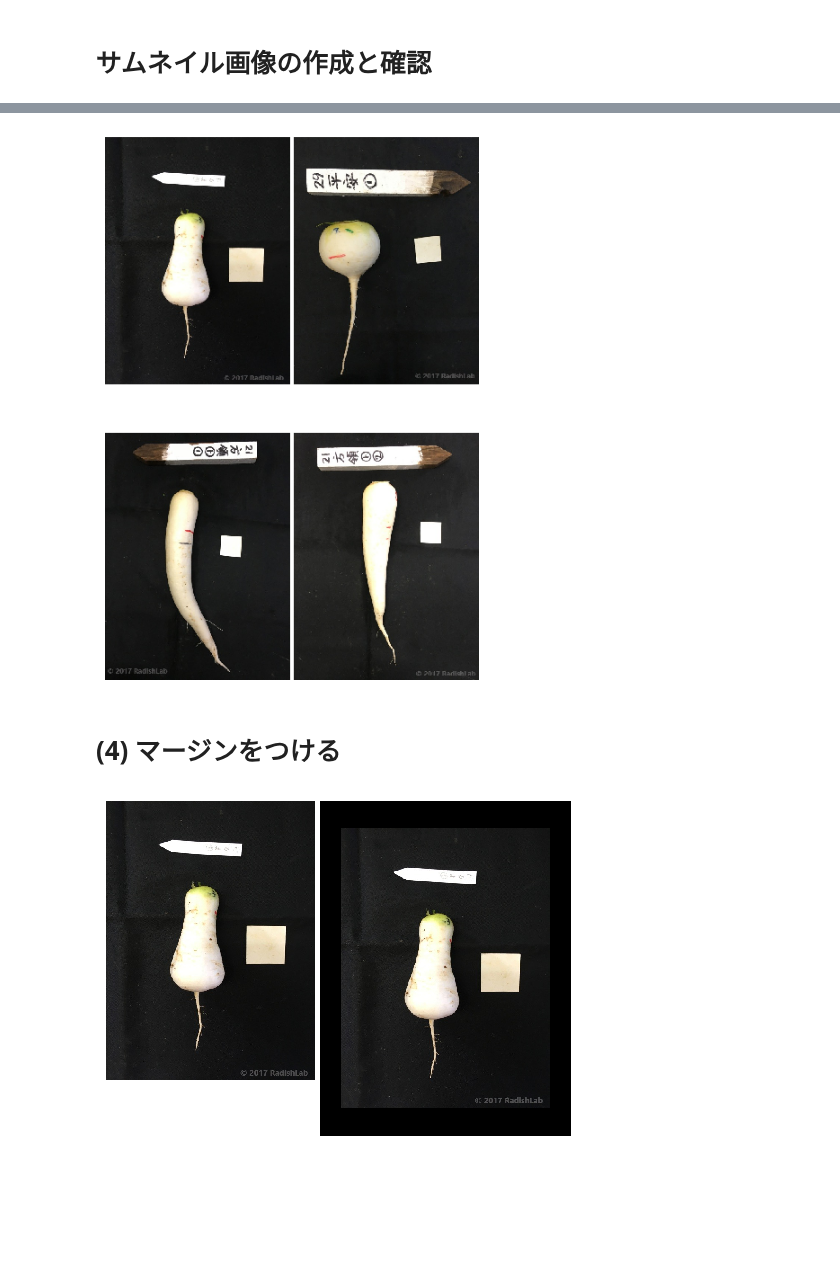
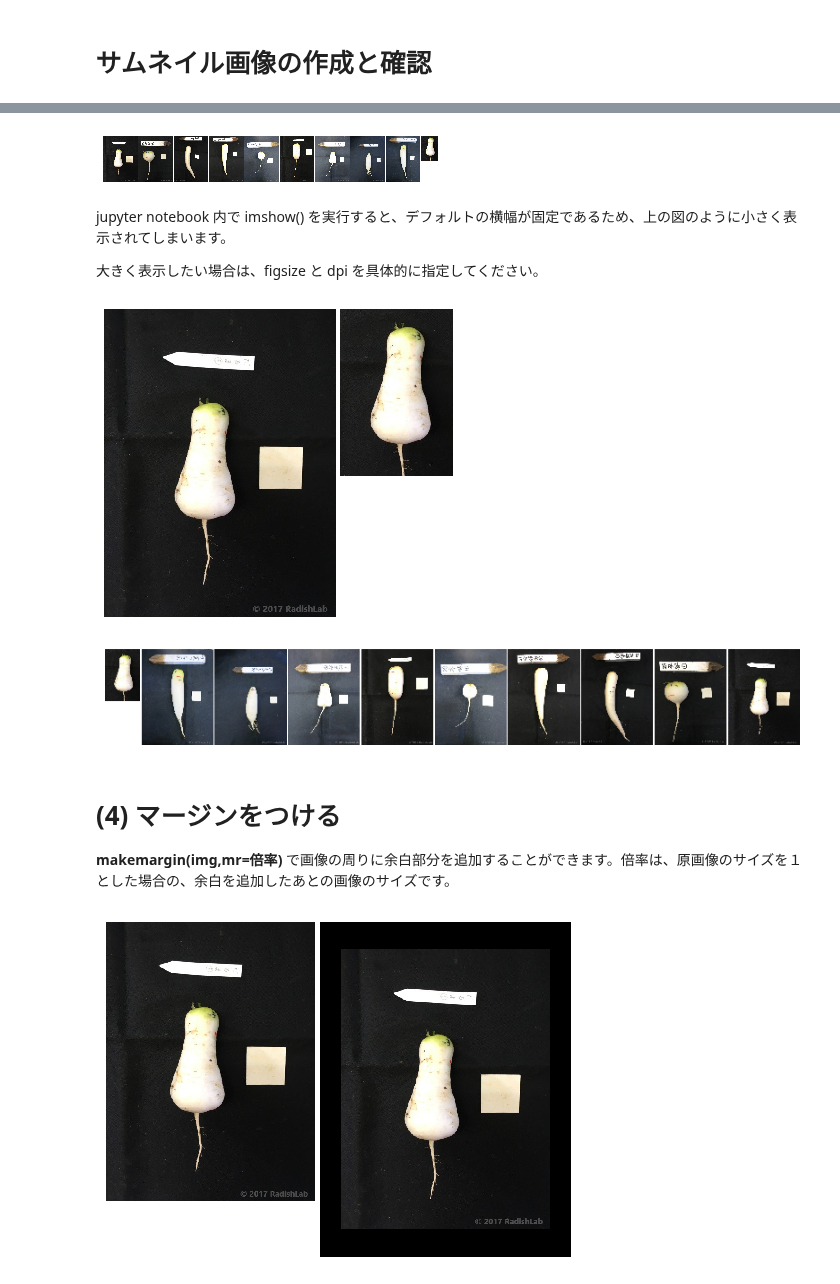
Before and after one commit to iciromaco/RadiShLab, a Jupyter notebook: S1_原画像からシルエット画像へ.ipynb, the cells around one changed output, grey strips where cells are left out. Cells and saved outputs as stored; diff of their text form; code cells hidden in the pictures; blank space fills up the shorter version.

```diff
--- a/S1_原画像からシルエット画像へ.ipynb
+++ b/S1_原画像からシルエット画像へ.ipynb
@@ -54,11 +68,24 @@ rd.plotimg(imgs[0])
+# %%
+rd.plotimg(rd.mkparaimage(imgs))
+# %% [output]
+[figure, added]
+# %% [markdown]
+jupyter notebook 内で imshow() を実行すると、デフォルトの横幅が固定であるため、上の図のように小さく表示されてしまいます。
+
+大きく表示したい場合は、figsize と dpi を具体的に指定してください。
+# %%
+plt.figure(figsize=(6,6),dpi=75) # 描画範囲を横6x75,縦6x75に指定
+rd.plotimg(rd.mkparaimage([imgs[0],imgs[9]])) # 第２引数を省略すると 111
+# %% [output]
+[figure, added]
 # %%
-plt.figure(figsize=(6,8),dpi=100) # 横6x100,縦8x100のサイズを指定
-rd.plotimg(rd.mkparaimage(imgs[0],imgs[1]), layout=211) # 2行1列配置の1個目
-rd.plotimg(rd.mkparaimage(imgs[2],imgs[3]), layout=212) # 2行1列配置の2個目
+plt.figure(figsize=(10,2),dpi=100)
+rd.plotimg(rd.mkparaimage(imgs[::-1]))
 # %% [output]
-[figure, old version]
+[figure, new version]
-# %% [markdown]
-# (4) マージンをつける
+# %% [markdown]
+# (4) マージンをつける
+**makemargin(img,mr=倍率)** で画像の周りに余白部分を追加することができます。倍率は、原画像のサイズを１とした場合の、余白を追加したあとの画像のサイズです。
 # %%
  img = imgs[0]
  img12 = rd.makemargin(img,mr=1.2) # 画像サイズが1.2倍になるようにマージンをつける
```
Also changed, not shown: parts of 11 cells of this notebook.
